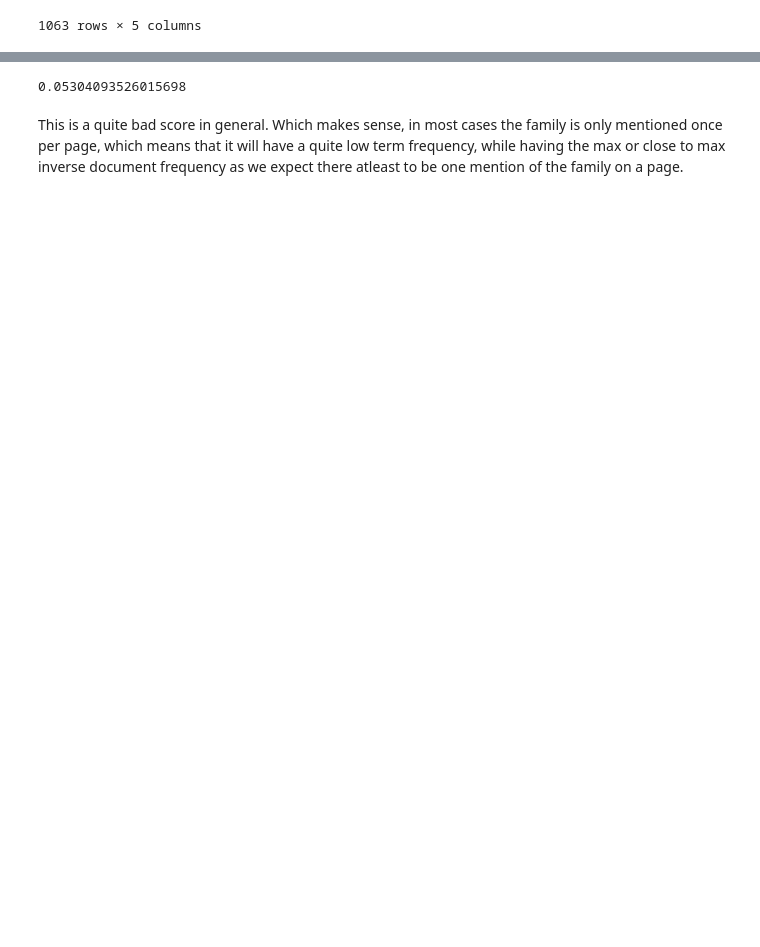
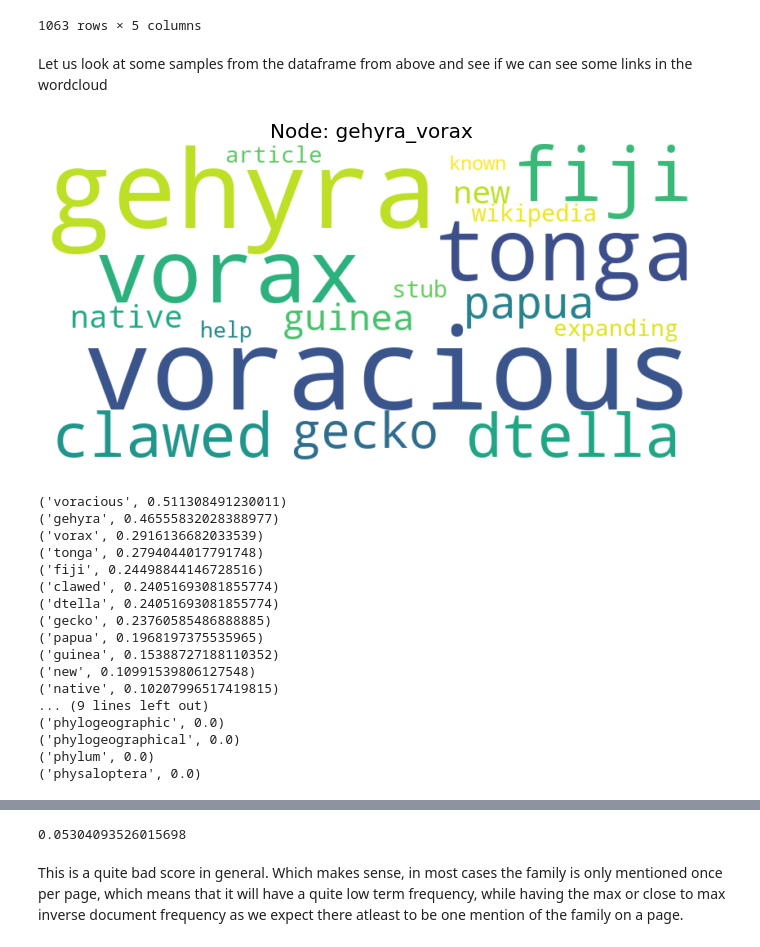
Before and after one commit to cerichs/CSS_Project_A_and_B, a Jupyter notebook: text_analysis.ipynb, the cells around one changed output, grey strips where cells are left out. Saved outputs shown, nothing was run; the diff lists cells and outputs as text; code cells hidden in the pictures; blank space fills up the shorter version.

```diff
--- a/text_analysis.ipynb
+++ b/text_analysis.ipynb
@@ -409,3 +392,28 @@ data_dict_reptile_long["df"]
 | 1061 | /wiki/hosmer%27s_spiny-tailed_skink | hosmer%27s_spiny-tailed_skink | [cunningham%27s_spiny-tailed_skink] | Hosmer's spiny-tailed skink or Ho... | scincidae |
 | 1062 | /wiki/gehyra_vorax | gehyra_vorax | [gehyra_oceanica] | Gehyra vorax, also known as the v... | gekkonidae |
 1063 rows × 5 columns
+# %% [markdown]
+Let us look at some samples from the dataframe from above and see if we can see some links in the wordcloud
+# %%
+sample_name = "gehyra_vorax"
+generate_wordcloud(data_dict_reptile_long["top_words"][sample_name], sample_name)
+print_function(data_dict_reptile_long["top_words"][sample_name], 25)
+# %% [output]
+[figure, added]
+('voracious', 0.511308491230011)
+('gehyra', 0.46555832028388977)
+('vorax', 0.2916136682033539)
+('tonga', 0.2794044017791748)
+('fiji', 0.24498844146728516)
+('clawed', 0.24051693081855774)
+('dtella', 0.24051693081855774)
+('gecko', 0.23760585486888885)
+('papua', 0.1968197375535965)
+('guinea', 0.15388727188110352)
+('new', 0.10991539806127548)
+('native', 0.10207996517419815)
+... (9 lines left out)
+('phylogeographic', 0.0)
+('phylogeographical', 0.0)
+('phylum', 0.0)
+('physaloptera', 0.0)
```
Also changed, not shown: parts of 18 cells of this notebook, 5 other files.
